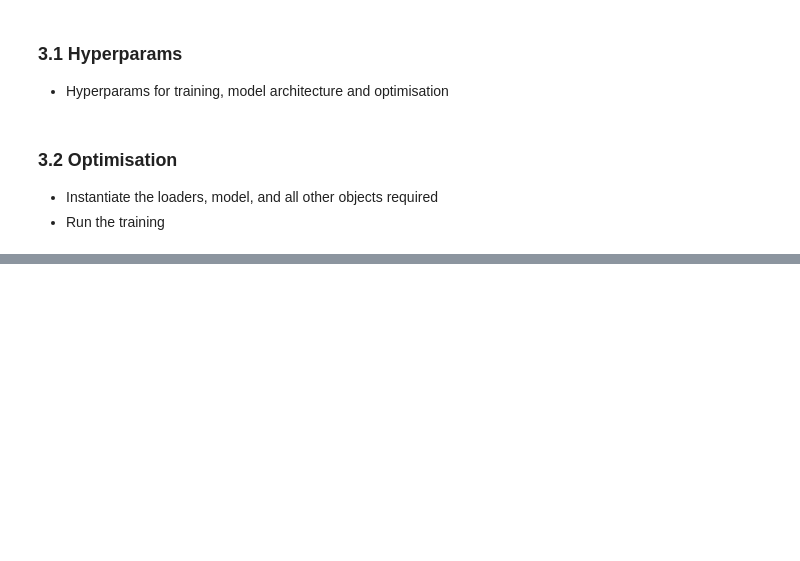
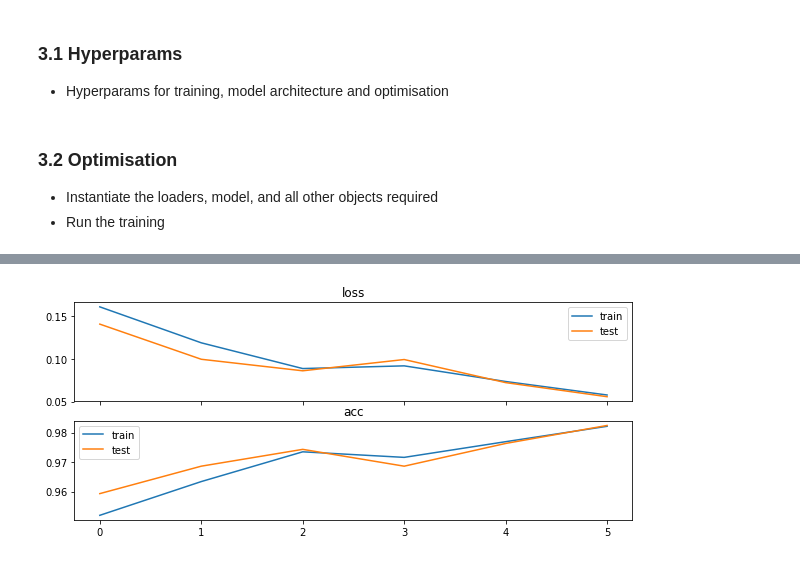
Before and after one commit to xapharius/mlscripts, a Jupyter notebook: Pytorch MNIST.ipynb, the cells around one changed output, grey strips where cells are left out. Saved outputs shown, nothing was run; the diff lists cells and outputs as text; code cells hidden in the pictures; blank space fills up the shorter version.

```diff
--- a/Pytorch MNIST.ipynb
+++ b/Pytorch MNIST.ipynb
@@ -286,13 +281,12 @@ test_loader = DataLoader(dataset=mnist_test, batch_size=batch_size, num_workers=
 model = ConvNet(layers)
 optimiser = torch.optim.Adam(model.parameters(), lr=learning_rate)
 
-logs = defaultdict(list)
-logger = get_logger(log_period=100, logs=logs, criterion=criterion, train_loader=train_loader, test_loader=test_loader)
+logger = Logger(log_period=100)
 
 
 # Training
 for epoch_ix in range(n_epochs):
-    for batch_ix, (batch_X, batch_y)  in tqdm.tqdm(enumerate(train_loader), desc='Epoch {}'.format(epoch_ix)):
+    for batch_ix, (batch_X, batch_y) in tqdm.tqdm(enumerate(train_loader), desc='Epoch {}'.format(epoch_ix)):
         optimiser.zero_grad()
         criterion(model(batch_X), batch_y).backward()
         optimiser.step()
@@ -299,0 +309,10 @@ for epoch_ix in range(n_epochs):
+# %%
+# each data point represents the loss or accuracy over the entire train and test set, captured after each 100 batches
+f, axes = plt.subplots(2, sharex=True, figsize=(10, 4))
+for ax, plot in zip(axes, ['loss', 'acc']):
+    ax.set_title(plot)
+    ax.plot(logger.logs['train_' + plot], label='train')
+    ax.plot(logger.logs['test_' + plot], label='test')
+    ax.legend()
+# %% [output]
+[figure, added]
```
Also changed, not shown: parts of 17 cells of this notebook.
